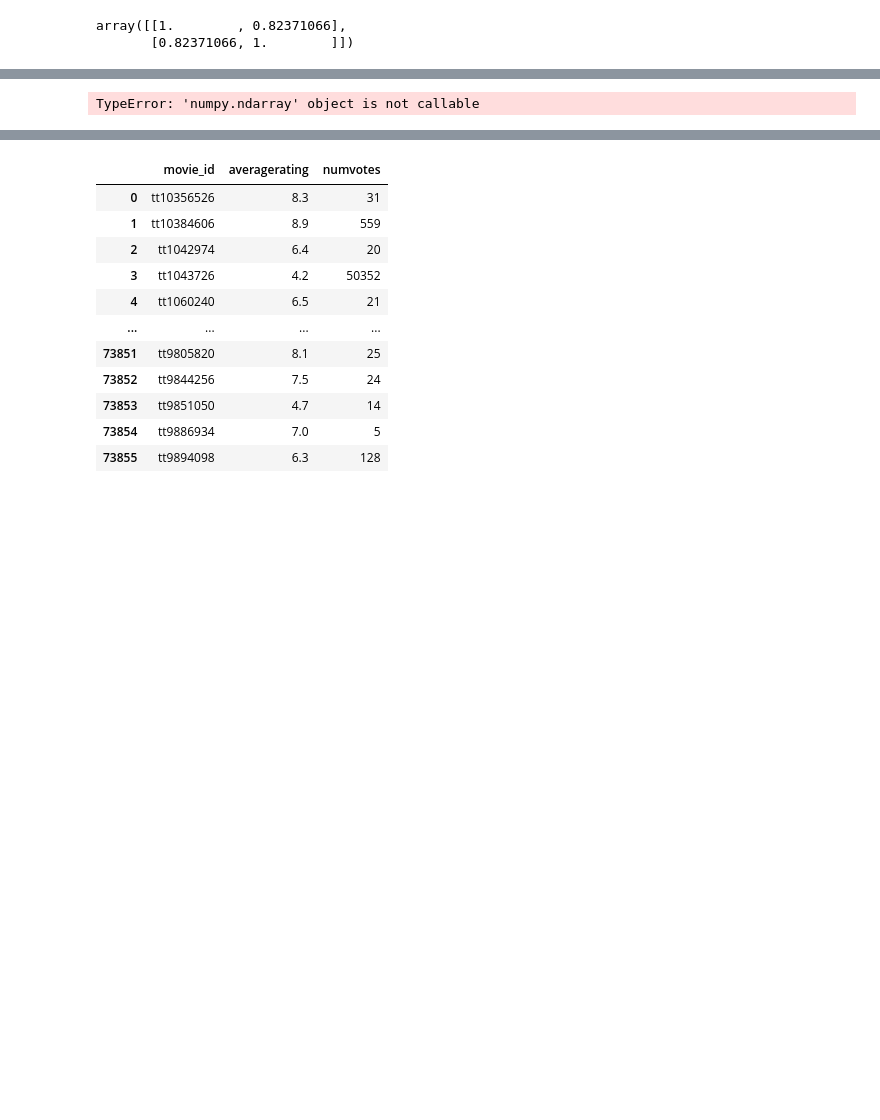
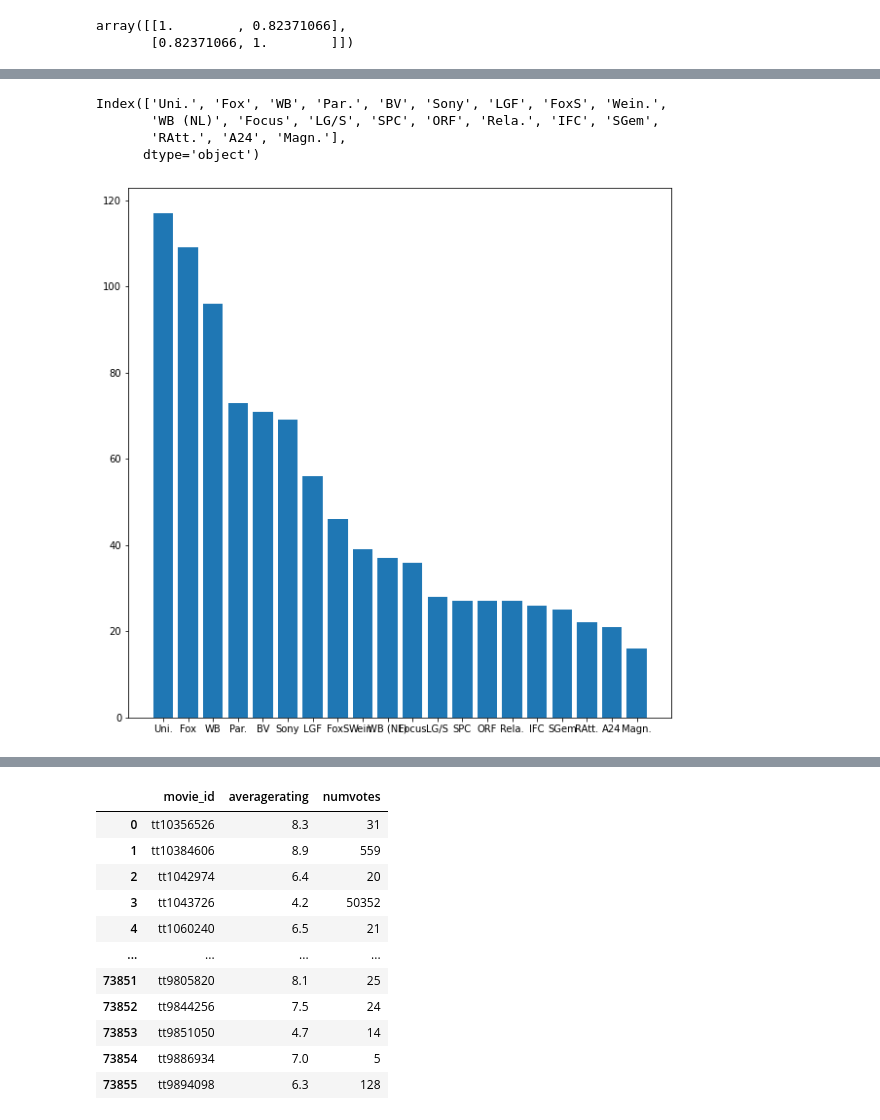
Before and after one commit to xiaohua-su/Film-Analysis, a Jupyter notebook: Juypter Notebook.ipynb, the cells around one changed output, grey strips where cells are left out. Drawn from its saved outputs; the diff is of its cells as text; code cells hidden in the pictures; blank space fills up the shorter version.

```diff
--- a/Juypter Notebook.ipynb
+++ b/Juypter Notebook.ipynb
@@ -576,7 +647,17 @@ Name: studio, Length: 91, dtype: int64
 # %%
-studio_count = movies_clean['studio'].value_counts()
+top_ten_most_common_studios = movies_clean['studio'].value_counts().head(20)
+top_ten_most_common_studios.index
+# %% [output]
+Index(['Uni.', 'Fox', 'WB', 'Par.', 'BV', 'Sony', 'LGF', 'FoxS', 'Wein.',
+       'WB (NL)', 'Focus', 'LG/S', 'SPC', 'ORF', 'Rela.', 'IFC', 'SGem',
+       'RAtt.', 'A24', 'Magn.'],
+      dtype='object')
-# %%
-studio_count.values > 1
-#keep studios with a count greater than 1
-# %% [output]
-TypeError: 'numpy.ndarray' object is not callable
+# %%
+fig, ax = plt.subplots(figsize=(10,10))
+
+ax.bar(x=top_ten_most_common_studios.index.astype(str), height=top_ten_most_common_studios);
+#most common competitors
+#Where is Disney? BV = Disney. Did they buy one of these companies, Who owns who?
+#We have a WB and WB (NL), we have Fox and FoxS
+# %% [output]
+[figure, added]
```
Also changed, not shown: parts of 49 cells of this notebook.
